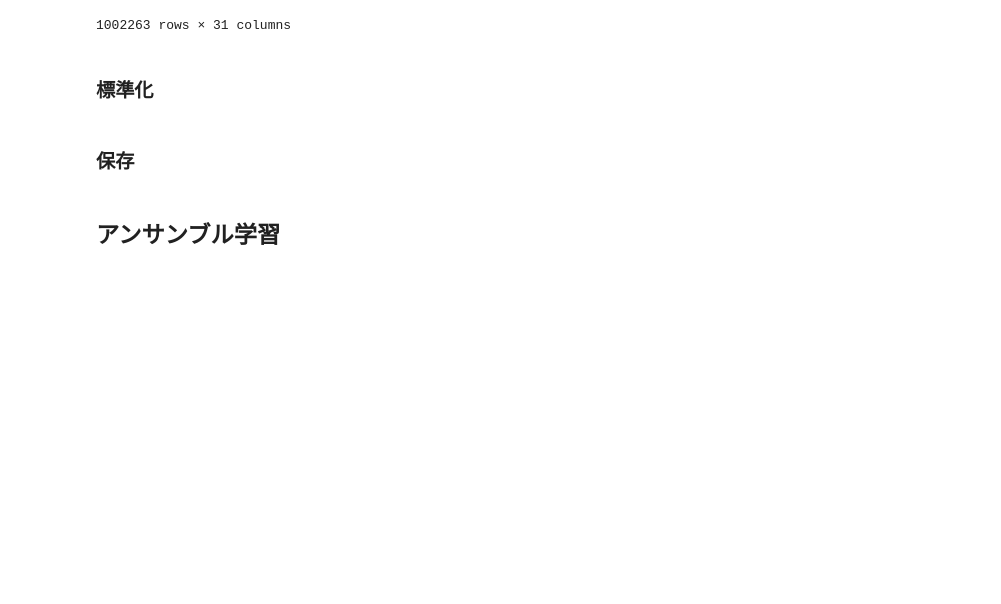
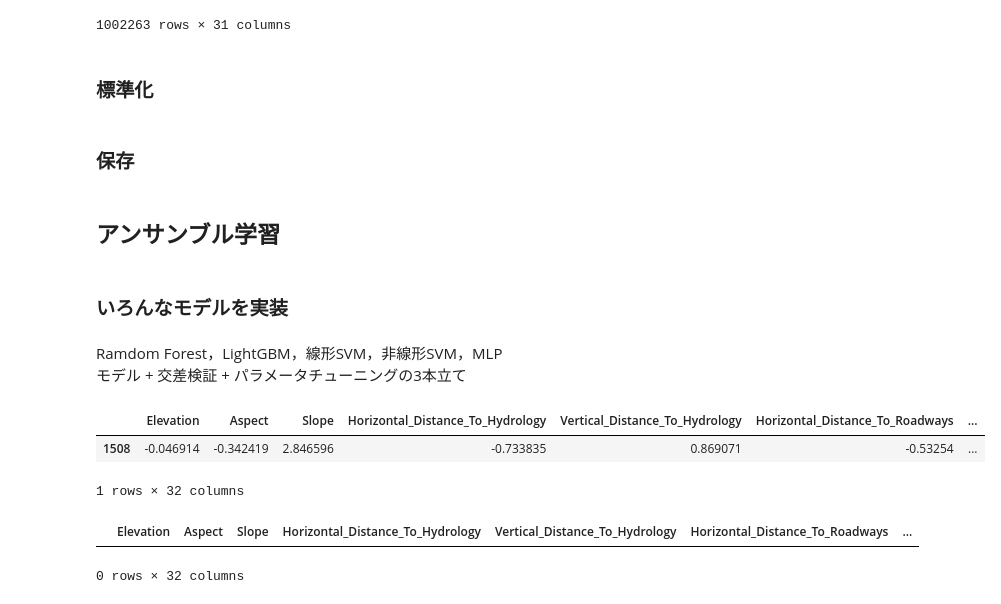
Before and after one commit to rrrrind/kaggle, a Jupyter notebook: workspace/Tabular_Playground_Series_Dec_2021/main.ipynb, the cells around one changed output. Cells and saved outputs as stored; diff of their text form; code cells hidden in the pictures; blank space fills up the shorter version.

```diff
--- a/workspace/Tabular_Playground_Series_Dec_2021/main.ipynb
+++ b/workspace/Tabular_Playground_Series_Dec_2021/main.ipynb
@@ -24,5 +29,9 @@ SUBMISSION_PATH = os.getcwd()+'/submission/'
 train_data = pd.read_csv(DATA_PATH+'train.csv', dtype=np.int16).drop('Id',axis=1)
 test_data = pd.read_csv(DATA_PATH+'test.csv', dtype=np.int16).drop('Id',axis=1)
+# %%
+# ダウンサンプリング + PCA + SS を適用したデータの呼び出し
+train_data = pd.read_csv(DATA_PATH+'train_pca_ss.csv', dtype=np.float32).drop('Unnamed: 0',axis=1)
+test_data = pd.read_csv(DATA_PATH+'test_pca_ss.csv', dtype=np.float32).drop('Unnamed: 0',axis=1)
 # %%
 # メモリ容量を取得
 mem = psutil.virtual_memory()
@@ -363,3 +374,14 @@ train_pca_ss.to_csv('/home/workspace/Tabular_Playground_Series_Dec_2021/data/tra
 test_pca_ss.to_csv('/home/workspace/Tabular_Playground_Series_Dec_2021/data/test_pca_ss.csv')
 # %% [markdown]
 ## アンサンブル学習
+# %% [markdown]
+### いろんなモデルを実装
+# %% [markdown]
+Ramdom Forest，LightGBM，線形SVM，非線形SVM，MLP
+モデル + 交差検証 + パラメータチューニングの3本立て
+# %%
+train_data.where(train_data.loc[:,"Cover_Type"] == 5).dropna()
+# %% [output]
+|  | Elevation | Aspect | Slope | Horizontal_Distance_To_Hydrology | Vertical_Distance_To_Hydrology | Horizontal_Distance_To_Roadways | ... |
+| 1508 | -0.046914 | -0.342419 | 2.846596 | -0.733835 | 0.869071 | -0.53254 | ... |
+1 rows × 32 columns
@@ -365,0 +390,5 @@ test_pca_ss.to_csv('/home/workspace/Tabular_Playground_Series_Dec_2021/data/test
+# %%
+train_data.where(train_data.loc[:,"Cover_Type"] == 5).dropna()
+# %% [output]
+|  | Elevation | Aspect | Slope | Horizontal_Distance_To_Hydrology | Vertical_Distance_To_Hydrology | Horizontal_Distance_To_Roadways | ... |
+0 rows × 32 columns
```
Also changed, not shown: parts of 7 cells of this notebook.
